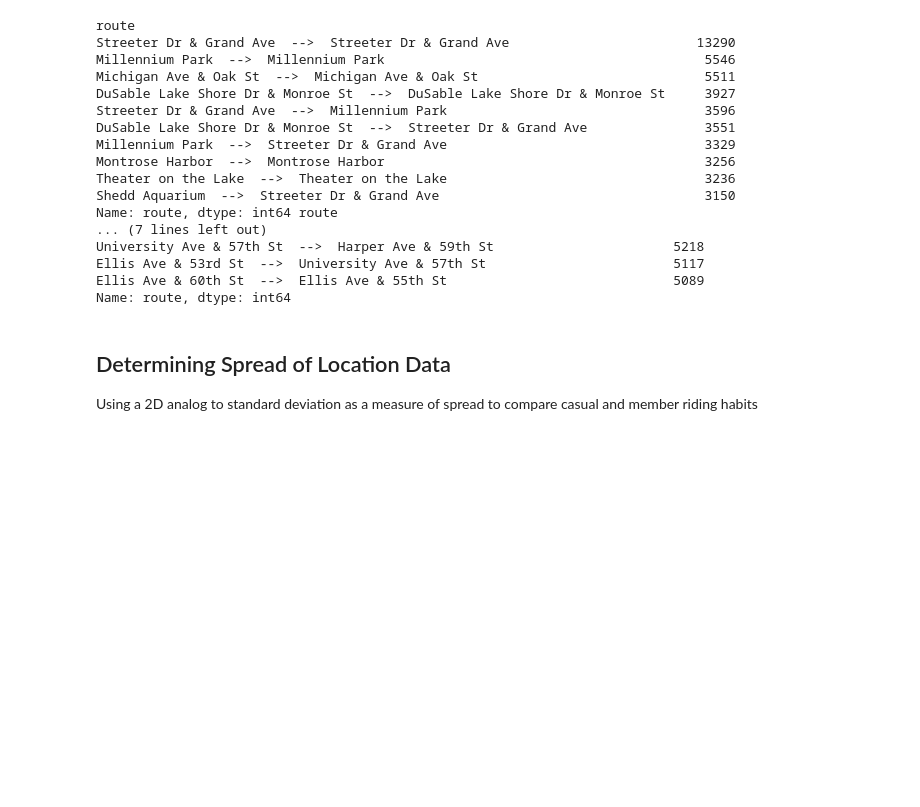
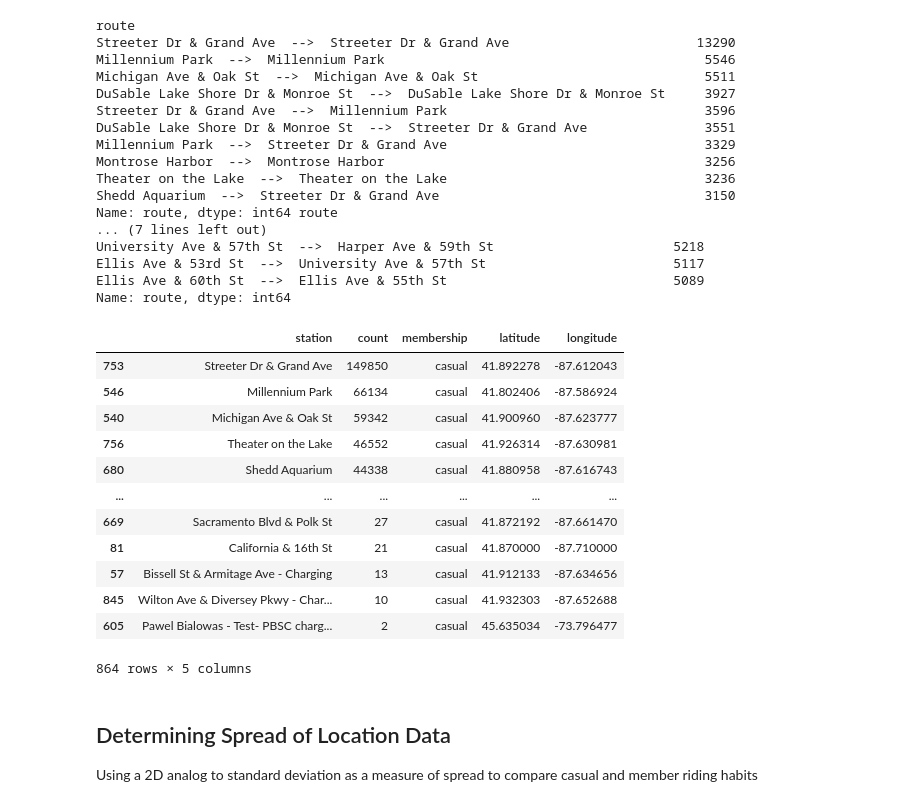
Before and after one commit to karlmadl/Cyclistic, a Jupyter notebook: 04_Analyze/analysis.ipynb, the cells around one changed output. Drawn from its saved outputs; the diff is of its cells as text; code cells hidden in the pictures; blank space fills up the shorter version.

```diff
--- a/04_Analyze/analysis.ipynb
+++ b/04_Analyze/analysis.ipynb
@@ -721,6 +721,23 @@ Name: route, dtype: int64
 # interactions.to_csv("station_interactions.csv")
 
 # del start_station_counts, end_station_counts, cas_interactions, mem_interactions, membership_col, interactions, stations_lat, stations_lng, t
+# %%
+acts = pd.read_csv("station_interactions.csv", index_col=0)
+acts[acts["membership"] == "casual"].sort_values(axis=0, by="count", ascending=False)
+# %% [output]
+|  | station | count | membership | latitude | longitude |
+| 753 | Streeter Dr & Grand Ave | 149850 | casual | 41.892278 | -87.612043 |
+| 546 | Millennium Park | 66134 | casual | 41.802406 | -87.586924 |
+| 540 | Michigan Ave & Oak St | 59342 | casual | 41.900960 | -87.623777 |
+| 756 | Theater on the Lake | 46552 | casual | 41.926314 | -87.630981 |
+| 680 | Shedd Aquarium | 44338 | casual | 41.880958 | -87.616743 |
+| ... | ... | ... | ... | ... | ... |
+| 669 | Sacramento Blvd & Polk St | 27 | casual | 41.872192 | -87.661470 |
+| 81 | California & 16th St | 21 | casual | 41.870000 | -87.710000 |
+| 57 | Bissell St & Armitage Ave - Charging | 13 | casual | 41.912133 | -87.634656 |
+| 845 | Wilton Ave & Diversey Pkwy - Char... | 10 | casual | 41.932303 | -87.652688 |
+| 605 | Pawel Bialowas - Test- PBSC charg... | 2 | casual | 45.635034 | -73.796477 |
+864 rows × 5 columns
 # %% [markdown]
 ## Determining Spread of Location Data
 
```
Also changed, not shown: 2 other files.
